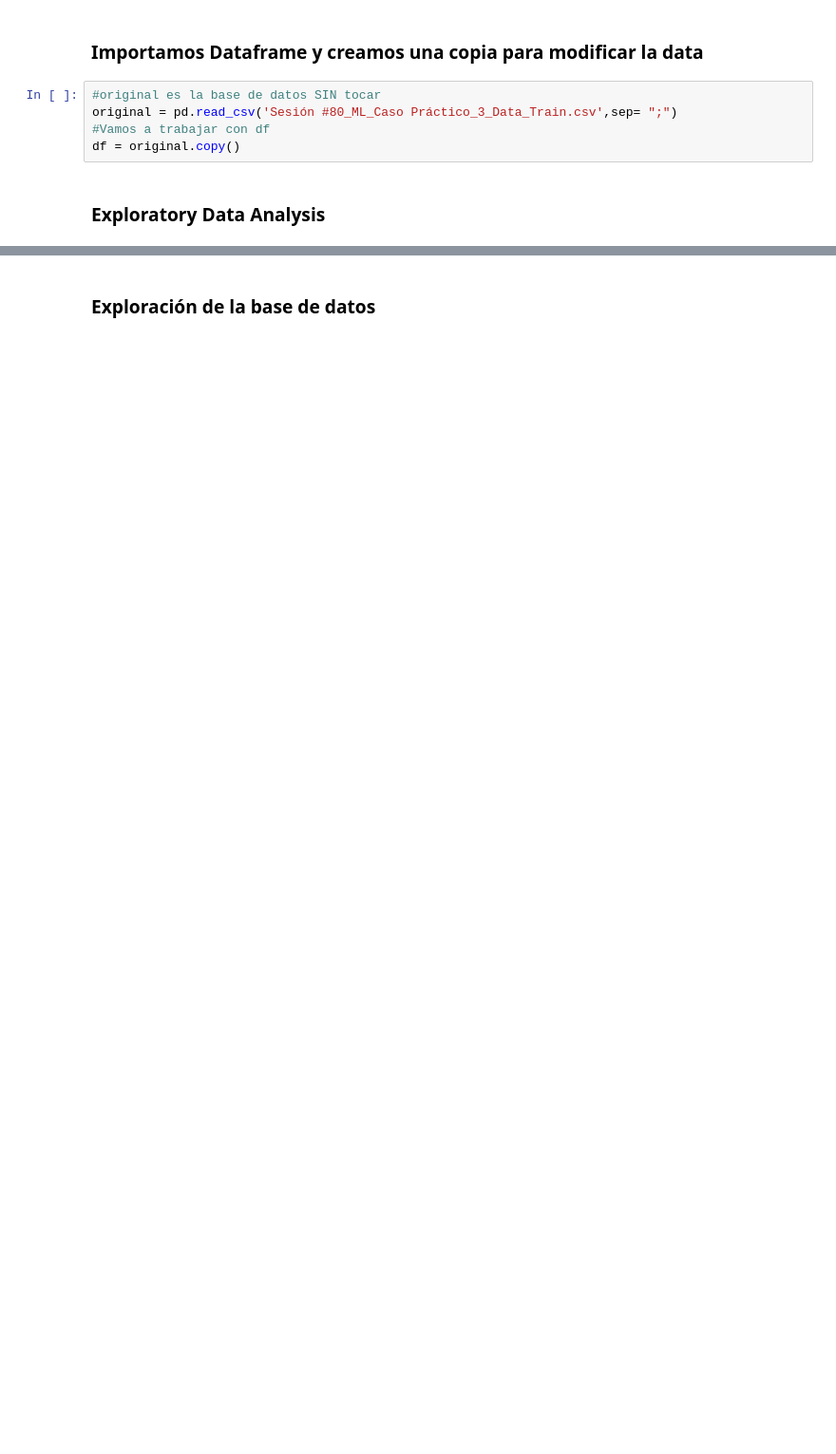
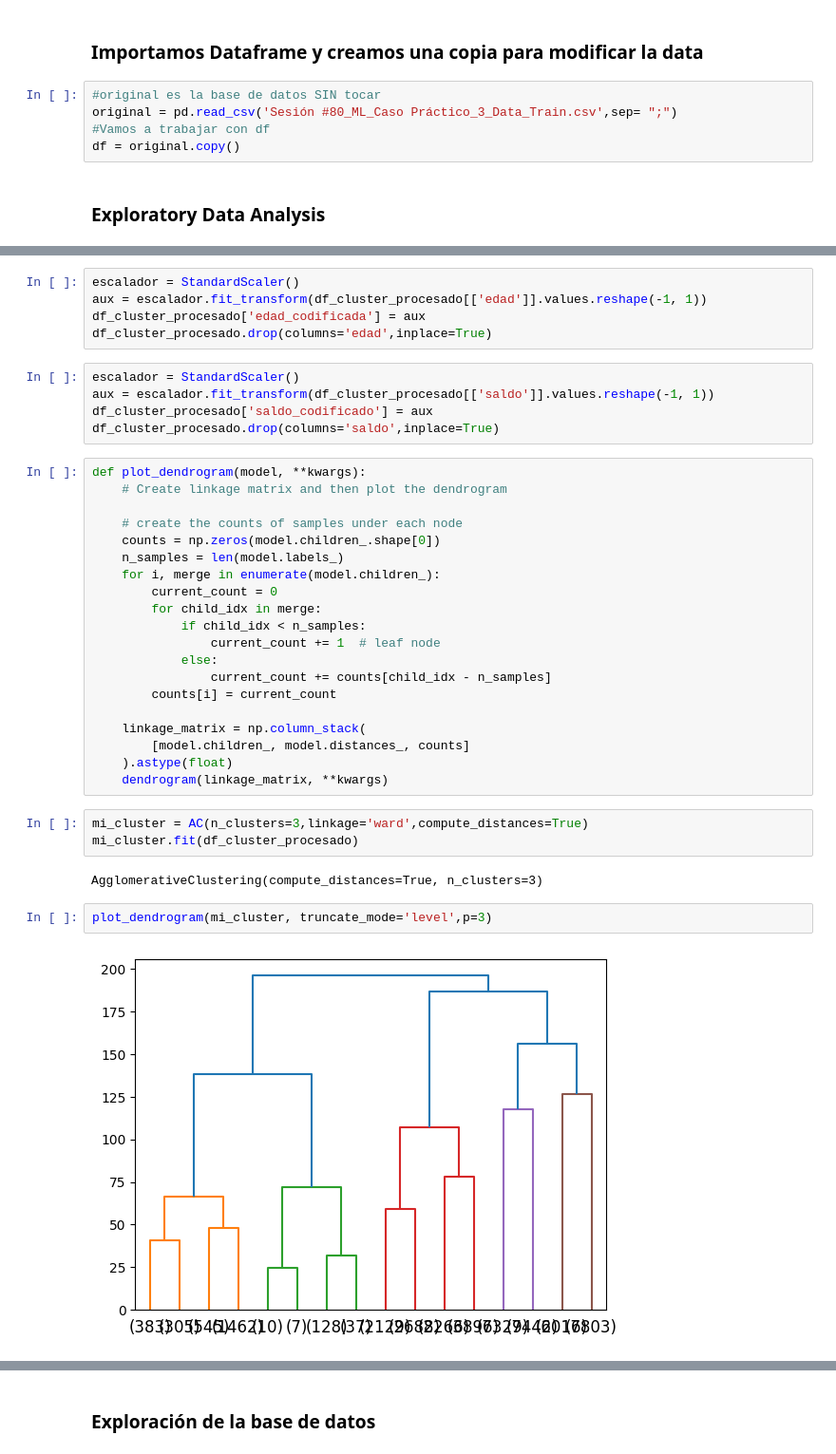
Before and after one commit to erxgli/Amacor_contexto_bancario, a Jupyter notebook: Caso_Práctico_3.ipynb, the cells around one changed output, grey strips where cells are left out. Shown at 95% size. Drawn from its saved outputs; the diff is of its cells as text; blank space fills up the shorter version.

Commit message:
se-acaba-agrupación-clusters

```diff
--- a/Caso_Práctico_3.ipynb
+++ b/Caso_Práctico_3.ipynb
@@ -73,0 +139,39 @@ dtype: int64
+# %%
+escalador = StandardScaler()
+aux = escalador.fit_transform(df_cluster_procesado[['edad']].values.reshape(-1, 1))
+df_cluster_procesado['edad_codificada'] = aux
+df_cluster_procesado.drop(columns='edad',inplace=True)
+# %%
+escalador = StandardScaler()
+aux = escalador.fit_transform(df_cluster_procesado[['saldo']].values.reshape(-1, 1))
+df_cluster_procesado['saldo_codificado'] = aux
+df_cluster_procesado.drop(columns='saldo',inplace=True)
+# %%
+def plot_dendrogram(model, **kwargs):
+    # Create linkage matrix and then plot the dendrogram
+
+    # create the counts of samples under each node
+    counts = np.zeros(model.children_.shape[0])
+    n_samples = len(model.labels_)
+    for i, merge in enumerate(model.children_):
+        current_count = 0
+        for child_idx in merge:
+            if child_idx < n_samples:
+                current_count += 1  # leaf node
+            else:
+                current_count += counts[child_idx - n_samples]
+        counts[i] = current_count
+
+    linkage_matrix = np.column_stack(
+        [model.children_, model.distances_, counts]
+    ).astype(float)
+    dendrogram(linkage_matrix, **kwargs)
+# %%
+mi_cluster = AC(n_clusters=3,linkage='ward',compute_distances=True)
+mi_cluster.fit(df_cluster_procesado)
+# %% [output]
+AgglomerativeClustering(compute_distances=True, n_clusters=3)
+# %%
+plot_dendrogram(mi_cluster, truncate_mode='level',p=3)
+# %% [output]
+[figure, added]
```
Also changed, not shown: parts of 28 cells of this notebook.
